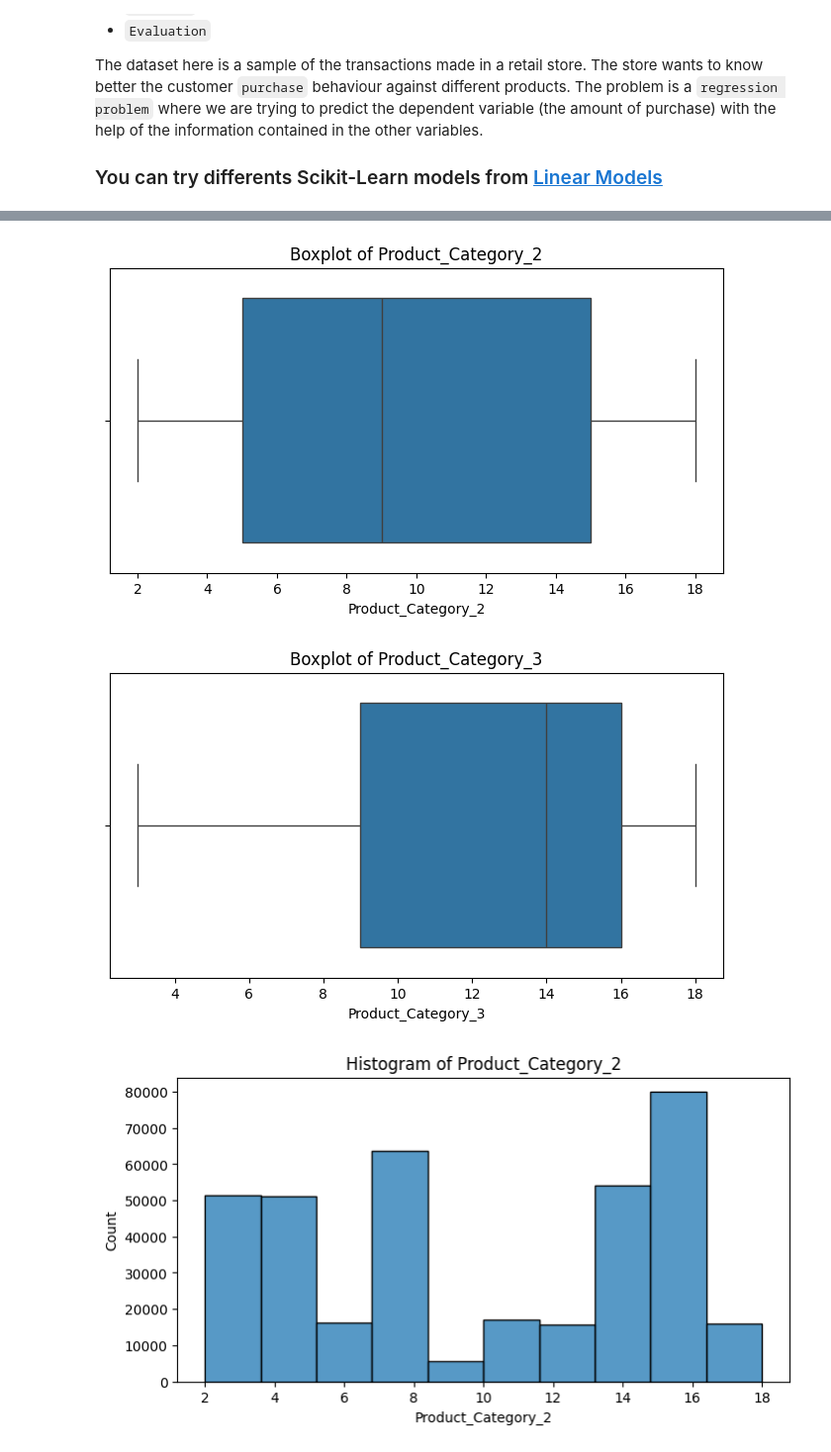
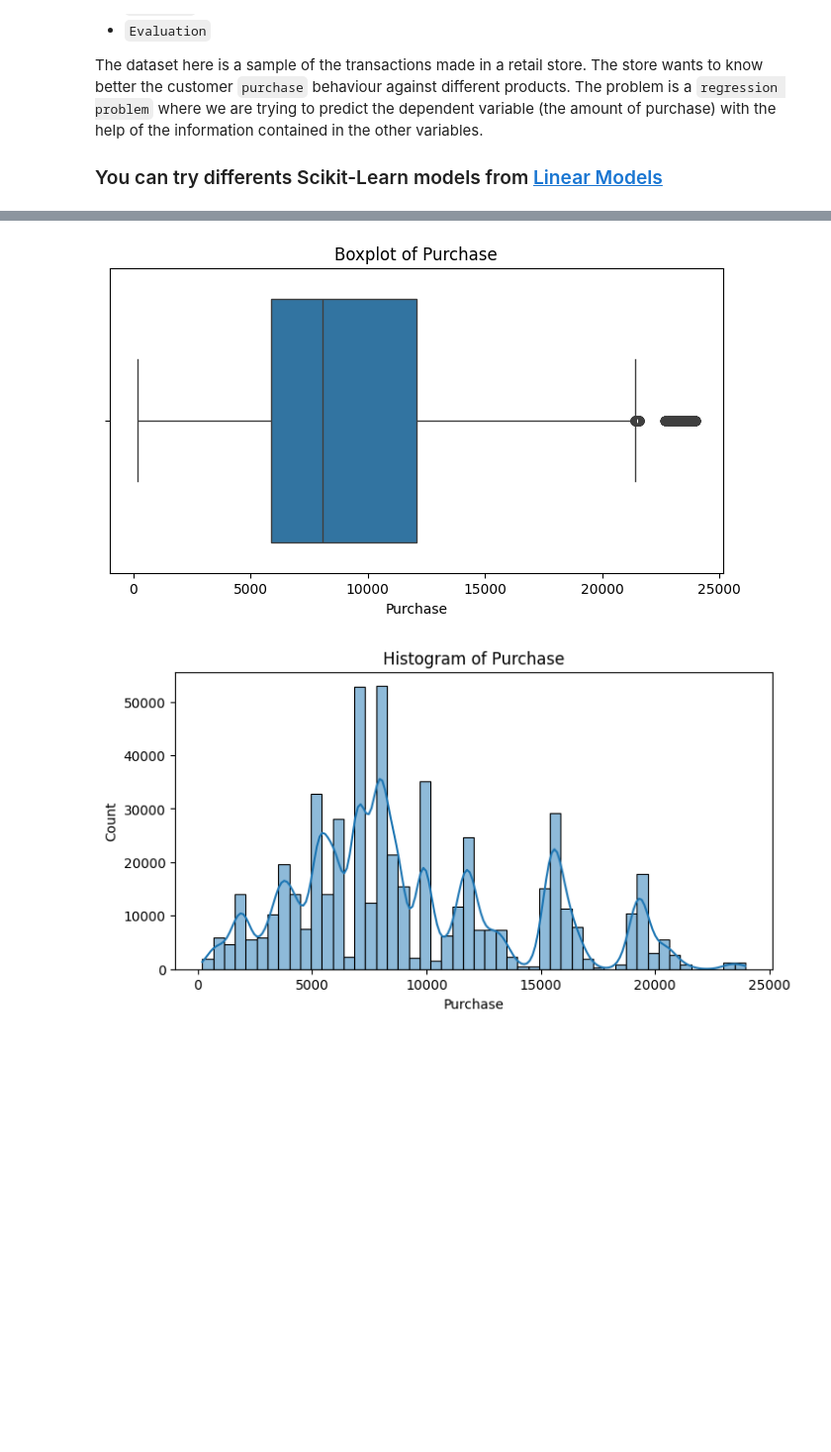
Before and after one commit to pipuf/ml_dev_cert, a Jupyter notebook: Solucion_8_1_1_PRACTICE_Black_Friday_Sales_Prediction.ipynb, the cells around one changed output, grey strips where cells are left out. Shown at 99% size. Cells and saved outputs as stored; diff of their text form; code cells hidden in the pictures; blank space fills up the shorter version.

```diff
--- a/Solucion_8_1_1_PRACTICE_Black_Friday_Sales_Prediction.ipynb
+++ b/Solucion_8_1_1_PRACTICE_Black_Friday_Sales_Prediction.ipynb
@@ -73,26 +152,19 @@ dtype: float64
 # %%
-# Boxplot
+"""
+Evaluate Purchase outliers and normalization need
+"""
+import matplotlib.pyplot as plt
+import seaborn as sns
+
 plt.figure(figsize=(8,4))
-sns.boxplot(x=data["Product_Category_2"])
-plt.title("Boxplot of Product_Category_2")
+sns.boxplot(x=data["Purchase"])
+plt.title("Boxplot of Purchase")
 plt.show()
 
 plt.figure(figsize=(8,4))
-sns.boxplot(x=data["Product_Category_3"])
-plt.title("Boxplot of Product_Category_3")
+sns.histplot(data["Purchase"], bins=50, kde=True)
+plt.title("Histogram of Purchase")
 plt.show()
-
-# Optional: Histogram
-plt.figure(figsize=(8,4))
-sns.histplot(data["Product_Category_2"], bins=10, kde=False)
-plt.title("Histogram of Product_Category_2")
-plt.show()
-
-plt.figure(figsize=(8,4))
-sns.histplot(data["Product_Category_3"], bins=10, kde=False)
-plt.title("Histogram of Product_Category_3")
-plt.show()
 # %% [output]
-[figure, old version]
+[figure, new version]
-[figure, old version]
+[figure, new version]
-[figure, removed]
```
Also changed, not shown: parts of 10 cells of this notebook.
